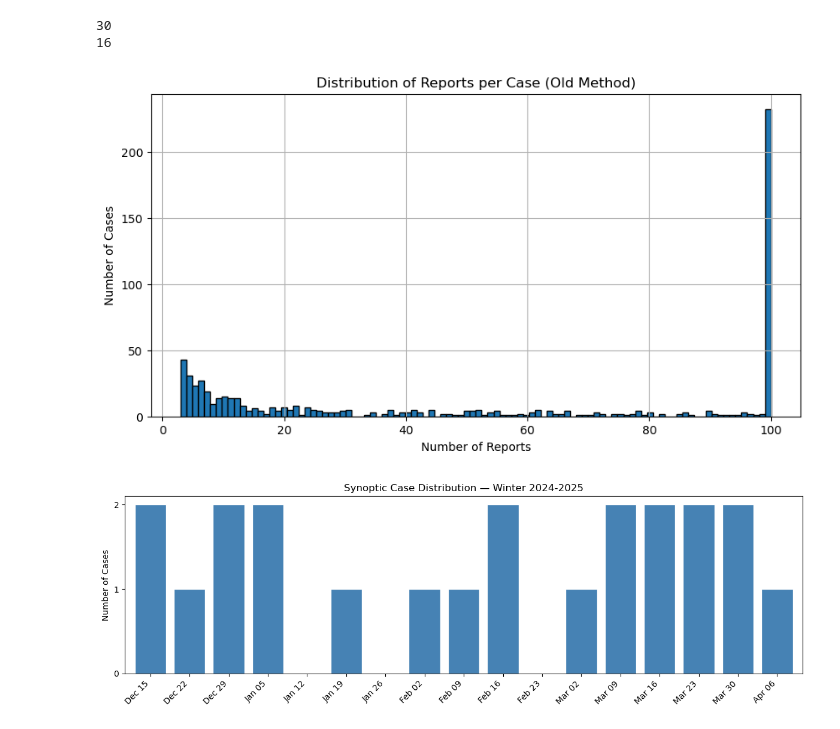
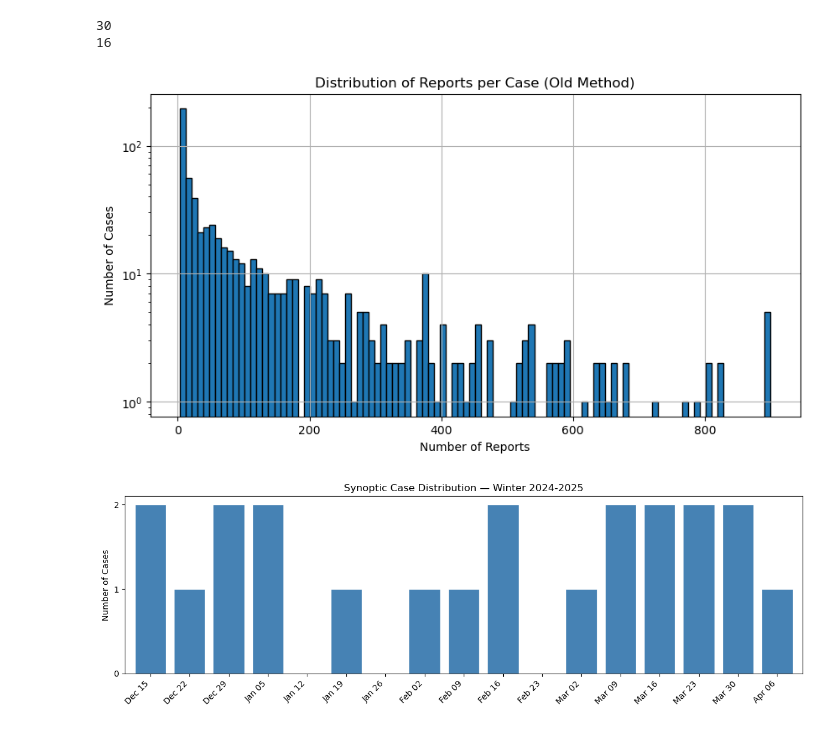
Before and after one commit to augustlepique/circs-research, a Jupyter notebook: create_synoptic_cases.ipynb, the cells around one changed output. Cells and saved outputs as stored; diff of their text form; code cells hidden in the pictures.

```diff
--- a/create_synoptic_cases.ipynb
+++ b/create_synoptic_cases.ipynb
@@ -254,9 +260,7 @@ def create_synoptic_cases(df, gap_threshold_hours=24, max_duration_hours=96):
     Args:
         df: The dataframe of storm reports.
         gap_threshold_hours: Hours of 'silence' required to start a new case.
-                             12 hours is standard for synoptic separation.
-                             6 hours is strict.
-                             72 hours is common for Reinsurance 'Event' clauses. ##apparently?
+                             Currently thinking of using 24 hours as a threshold, and using 96 hours as a maximum duration in order to cap events that may be getting tied together
     """
 
     # 1. Isolate unique Episodes first
@@ -425,14 +484,17 @@ print(season_counts.min())
 16
 # %%
 plt.figure(figsize=(10, 5))
-# Clip data at 20 reports just for readability of the plot
-case_stats['EVENT_ID_nunique'].clip(upper=100).hist(bins=100, edgecolor='black')
+
+case_stats['EVENT_ID_nunique'].clip(upper=900).hist(bins=100, edgecolor='black')
+
 plt.title("Distribution of Reports per Case (Old Method)")
+
+plt.yscale('log')
 plt.xlabel("Number of Reports")
 plt.ylabel("Number of Cases")
 plt.show()
 # %% [output]
-[figure, old version]
+[figure, new version]
 # %%
 def plot_case_distribution(df, season_year, freq='W'):
     """
```
Also changed, not shown: parts of 44 cells of this notebook, 4 other files.
